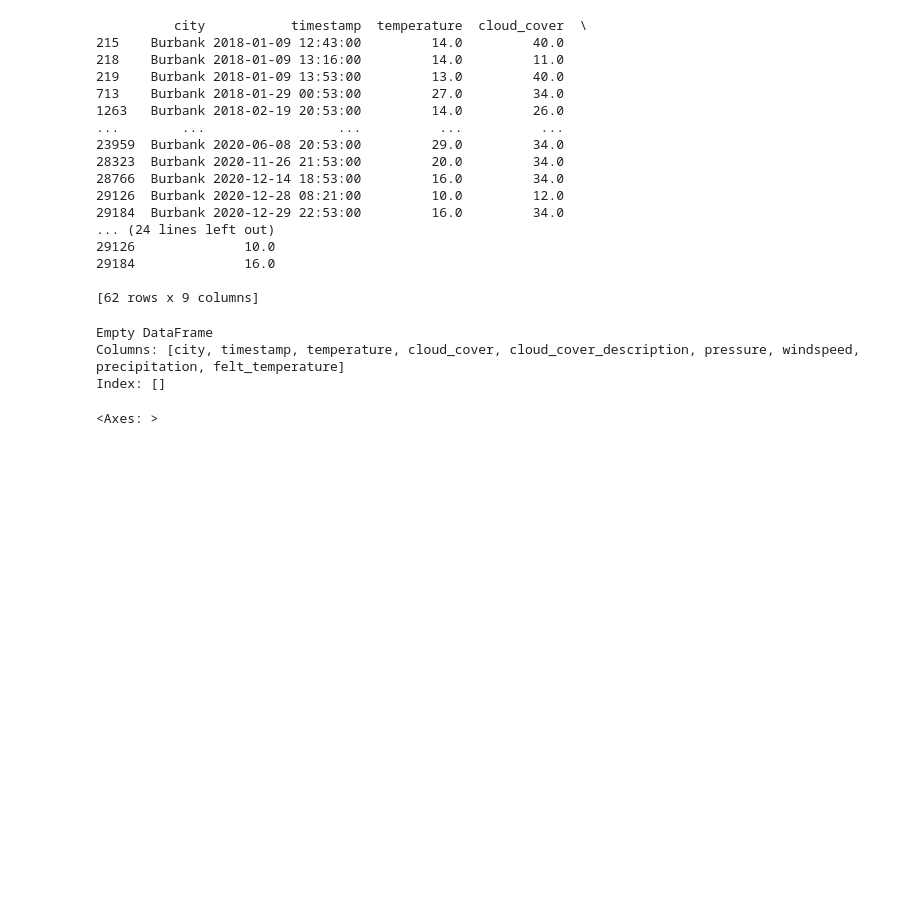
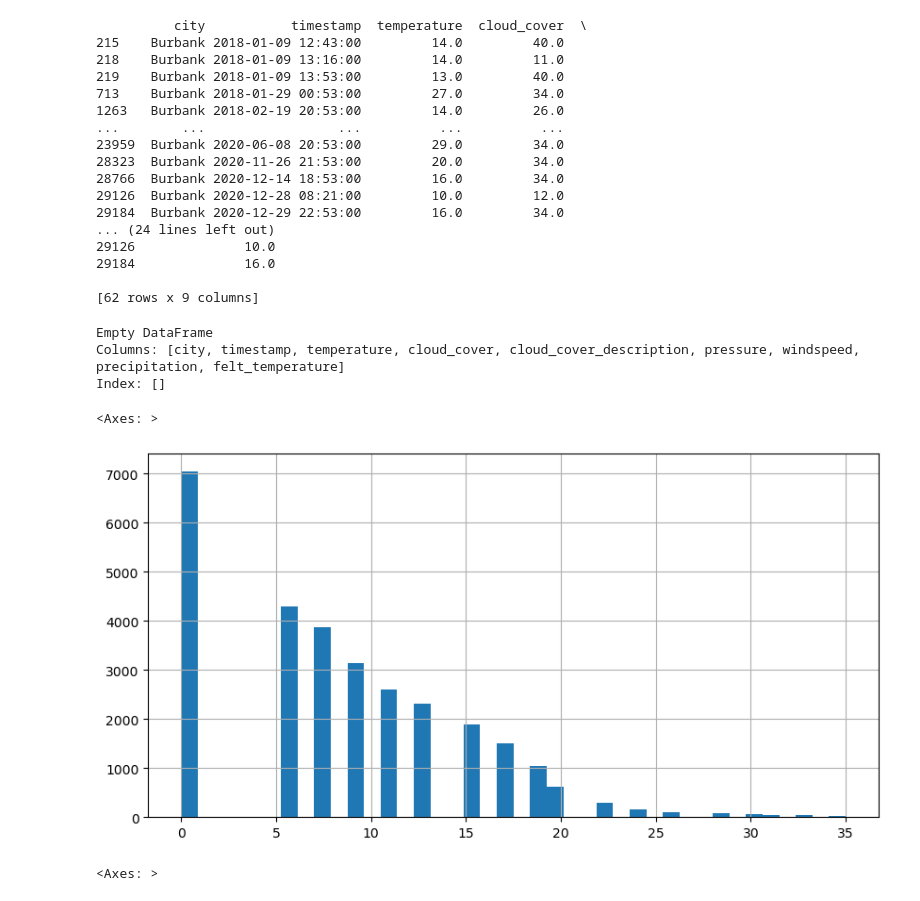
Before and after one commit to angfe/TheOptimizers, a Jupyter notebook: 01_Data_Preparation.ipynb, the cells around one changed output. Saved outputs shown, nothing was run; the diff lists cells and outputs as text; code cells hidden in the pictures; blank space fills up the shorter version.

```diff
--- a/01_Data_Preparation.ipynb
+++ b/01_Data_Preparation.ipynb
@@ -950,6 +910,11 @@ print(weather_data[weather_data['windspeed'] > 35])
 Empty DataFrame
 Columns: [city, timestamp, temperature, cloud_cover, cloud_cover_description, pressure, windspeed, precipitation, felt_temperature]
 Index: []
+# %%
+weather_data['windspeed'].hist(bins=40, figsize=(10,5))
+# %% [output]
+<Axes: >
+[figure, added]
 # %%
 weather_data['pressure'].hist(bins=40, figsize=(10,5))
 # %% [output]
```
Also changed, not shown: parts of 42 cells of this notebook.
